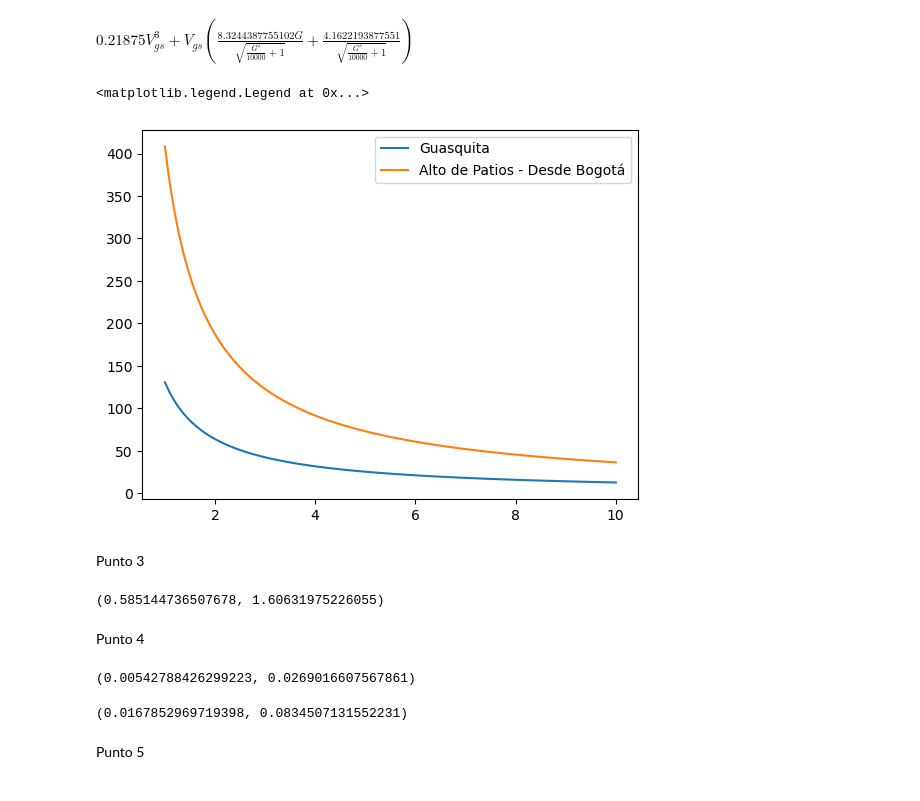
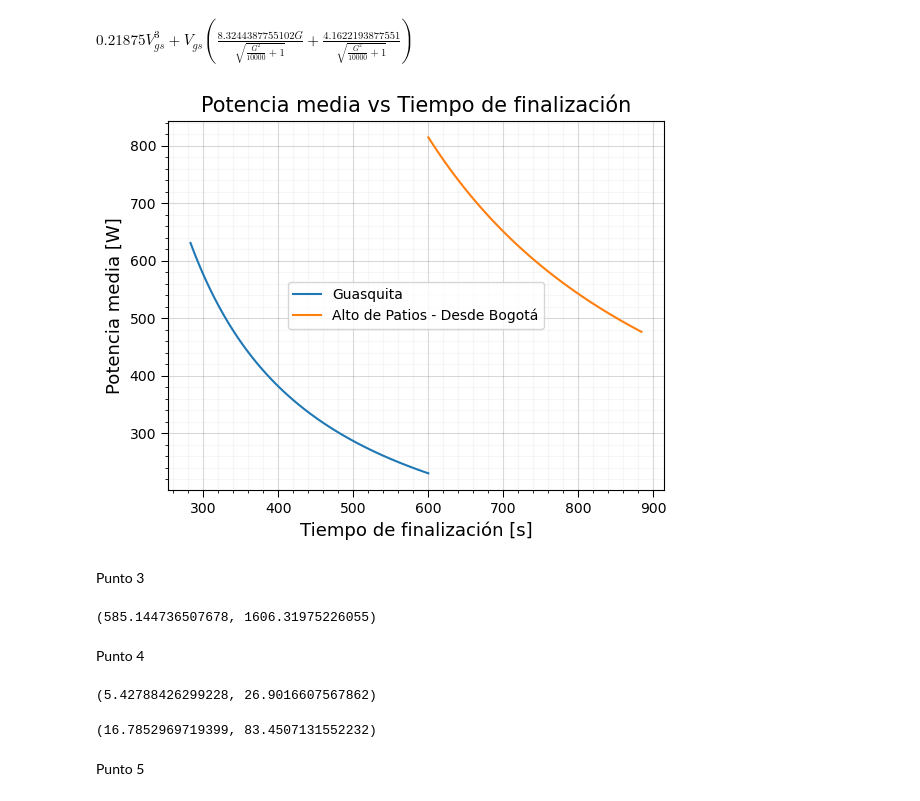
Before and after one commit to QuantumPower4/JuanGuzman-JhonAlex-HerraCompu-202302, a Jupyter notebook: Proyecto/Proyecto_JuanGuzman_JhonMontealegre.ipynb, the cells around one changed output. Cells and saved outputs as stored; diff of their text form; code cells hidden in the pictures.

```diff
--- a/Proyecto/Proyecto_JuanGuzman_JhonMontealegre.ipynb
+++ b/Proyecto/Proyecto_JuanGuzman_JhonMontealegre.ipynb
@@ -4,6 +4,27 @@ import numpy as np
 import pandas as pd
 import scipy
 import matplotlib.pyplot as plt
+# %%
+def formato_grafica(titulo, ejex, ejey, leyenda=False, xlim=[None, None], ylim=[None, None]):
+    plt.rcParams['axes.axisbelow'] = True
+
+    plt.title(titulo, fontsize=15)
+    plt.ylabel(ejey, fontsize=13)
+    plt.xlabel(ejex, fontsize=13)
+
+    plt.tick_params(direction='out', length=5, width=0.75, grid_alpha=0.3)
+    plt.xticks(rotation=0)
+    plt.minorticks_on()
+    plt.ylim(ylim[0], ylim[1])
+    plt.xlim(xlim[0], xlim[1])
+    plt.grid(True)
+    plt.grid(visible=True, which='major', color='grey', linestyle='-')
+    plt.grid(visible=True, which='minor', color='lightgrey', linestyle='-', alpha=0.2)
+
+    if leyenda == True:
+        plt.legend(loc='best')
+
+    plt.tight_layout;
 # %% [markdown]
 #ÍTEM 1
 # %% [markdown]
@@ -21,6 +42,6 @@ poly_form_almost
 # %% [output]
 $\displaystyle \frac{0.5 AC_{d} V_{gs}^{3} \rho}{1 - \frac{Loss_{dt}}{100}} + \frac{1.0 AC_{d} V_{gs}^{2} V_{hw} \rho}{1 - \frac{Loss_{dt}}{100}} + \frac{0.5 AC_{d} V_{gs} V_{hw}^{2} \rho}{1 - \frac{Loss_{dt}}{100}} + \frac{C_{rr} V_{gs} W g}{- \frac{Loss_{dt} \sqrt{\frac{G^{2}}{10000} + 1}}{100} + \sqrt{\frac{G^{2}}{10000} + 1}} + \frac{G V_{gs} W g}{- Loss_{dt} \sqrt{\frac{G^{2}}{10000} + 1} + 100 \sqrt{\frac{G^{2}}{10000} + 1}}$
 # %%
-poly_form = 0.5*AC_d*V_gs**3*rho/(1 - Loss_dt/100) + 1.0*AC_d*V_gs**2*V_hw*rho/(1 - Loss_dt/100) + (0.5*AC_d*V_hw**2*rho/(1 - Loss_dt/100) + C_rr*W*g/(-Loss_dt*sym.sqrt(G**2/10000 + 1)/100 + sym.sqrt(G**2/10000 + 1)) + G*W*g/(-Loss_dt*sym.sqrt(G**2/10000 + 1) + 100*sym.sqrt(G**2/10000 + 1)))*V_gs
+poly_form = 0.5*AC_d*V_gs**3*rho/(1 - Loss_dt/100) + AC_d*V_gs**2*V_hw*rho/(1 - Loss_dt/100) + (0.5*AC_d*V_hw**2*rho/(1 - Loss_dt/100) + C_rr*W*g/(-Loss_dt*sym.sqrt(G**2/10000 + 1)/100 + sym.sqrt(G**2/10000 + 1)) + G*W*g/(-Loss_dt*sym.sqrt(G**2/10000 + 1) + 100*sym.sqrt(G**2/10000 + 1)))*V_gs
 poly_form
 # %% [output]
@@ -40,11 +61,11 @@ segunda_grafica = puertos.loc[puertos["Segunda gráfica\nÚltimo dígito 2do est
 x,t =sym.symbols("x,t")
 
 pendiente_1 = primera_grafica["Pendiente promedio [%]"][0]
-distancia_1 = primera_grafica["Distancia [km]"][0]
+distancia_1 = primera_grafica["Distancia [km]"][0]*1000
 tiempo_1 = primera_grafica["Mejor tiempo registrado en Strava [min]"][0]*60
 
 pendiente_2 = segunda_grafica["Pendiente promedio [%]"][0]
-distancia_2 = segunda_grafica["Distancia [km]"][0]
+distancia_2 = segunda_grafica["Distancia [km]"][0]*1000
 tiempo_2 = segunda_grafica["Mejor tiempo registrado en Strava [min]"][0]*60
 
 
@@ -54,17 +75,18 @@ Pleggs1 = Pleggs1.subs(x,distancia_1)
 Pleggs2 = Pleggs.subs([[G,pendiente_2],[V_gs,x/t]])
 Pleggs2 = Pleggs2.subs(x,distancia_2)
 # %%
-tiempos = np.linspace(1,10,100)
+tiempos1 = np.linspace(tiempo_1,600,100)
+tiempos2 = np.linspace(tiempo_2,600,100)
 
 P_leggs1 = sym.lambdify(t,Pleggs1)
 P_leggs2 = sym.lambdify(t,Pleggs2)
 
-plt.plot(tiempos,P_leggs1(tiempos),label="{0}".format(primera_grafica["Nombre del puerto"][0]))
-plt.plot(tiempos,P_leggs2(tiempos),label="{0}".format(segunda_grafica["Nombre del puerto"][0]))
+plt.plot(tiempos1,P_leggs1(tiempos1),label="{0}".format(primera_grafica["Nombre del puerto"][0]))
+plt.plot(tiempos2,P_leggs2(tiempos2),label="{0}".format(segunda_grafica["Nombre del puerto"][0]))
 plt.legend()
+formato_grafica("Potencia media vs Tiempo de finalización","Tiempo de finalización [s]","Potencia media [W]")
 # %% [output]
-<matplotlib.legend.Legend at 0x...>
-[figure, old version]
+[figure, new version]
 # %% [markdown]
 Punto 3
 # %%
@@ -73,7 +95,7 @@ tiempo_237W_segunda_grafica = sym.solve(sym.Eq(Pleggs2,237),t)[0]
 # %%
 tiempo_237W_primera_grafica, tiempo_237W_segunda_grafica
 # %% [output]
-(0.585144736507678, 1.60631975226055)
+(585.144736507678, 1606.31975226055)
 # %% [markdown]
 Punto 4
 # %%
@@ -94,7 +116,7 @@ tiempo_ganado2_primera_grafica = tiempo_237W_primera_grafica - tiempo2_237W_prim
 
 tiempo_ganado1_primera_grafica, tiempo_ganado2_primera_grafica
 # %% [output]
-(0.00542788426299223, 0.0269016607567861)
+(5.42788426299228, 26.9016607567862)
 # %%
 Pleggs_new1_segunda_grafica = poly_form.subs([[C_rr,0.005],[V_hw,0],[AC_d,0.35],[Loss_dt,2],
                                               [rho,1.225],[W,82.5],[g,9.77],[V_gs,x/t],[G,pendiente_2]])
@@ -113,7 +135,7 @@ tiempo_ganado2_segunda_grafica = tiempo_237W_segunda_grafica - tiempo2_237W_segu
 
 tiempo_ganado1_segunda_grafica, tiempo_ganado2_segunda_grafica
 # %% [output]
-(0.0167852969719398, 0.0834507131552231)
+(16.7852969719399, 83.4507131552232)
 # %% [markdown]
 Punto 5
 # %%
```
Also changed, not shown: parts of 12 cells of this notebook.
